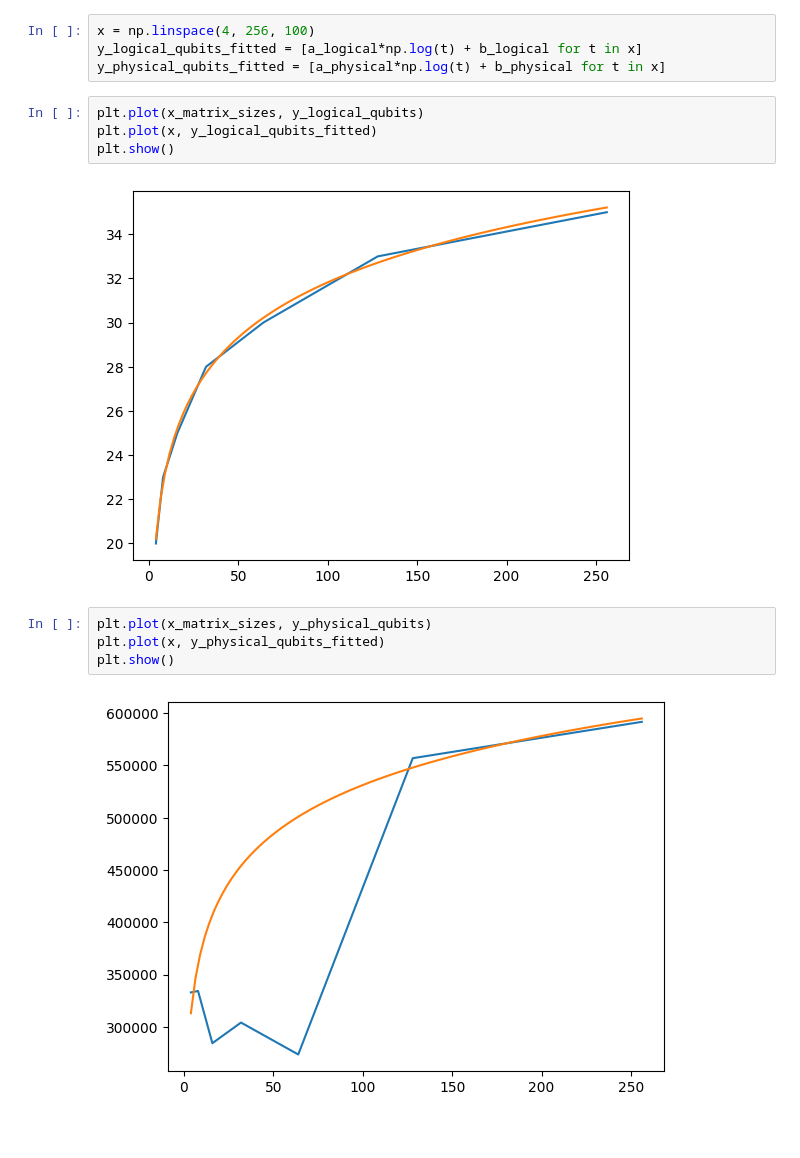
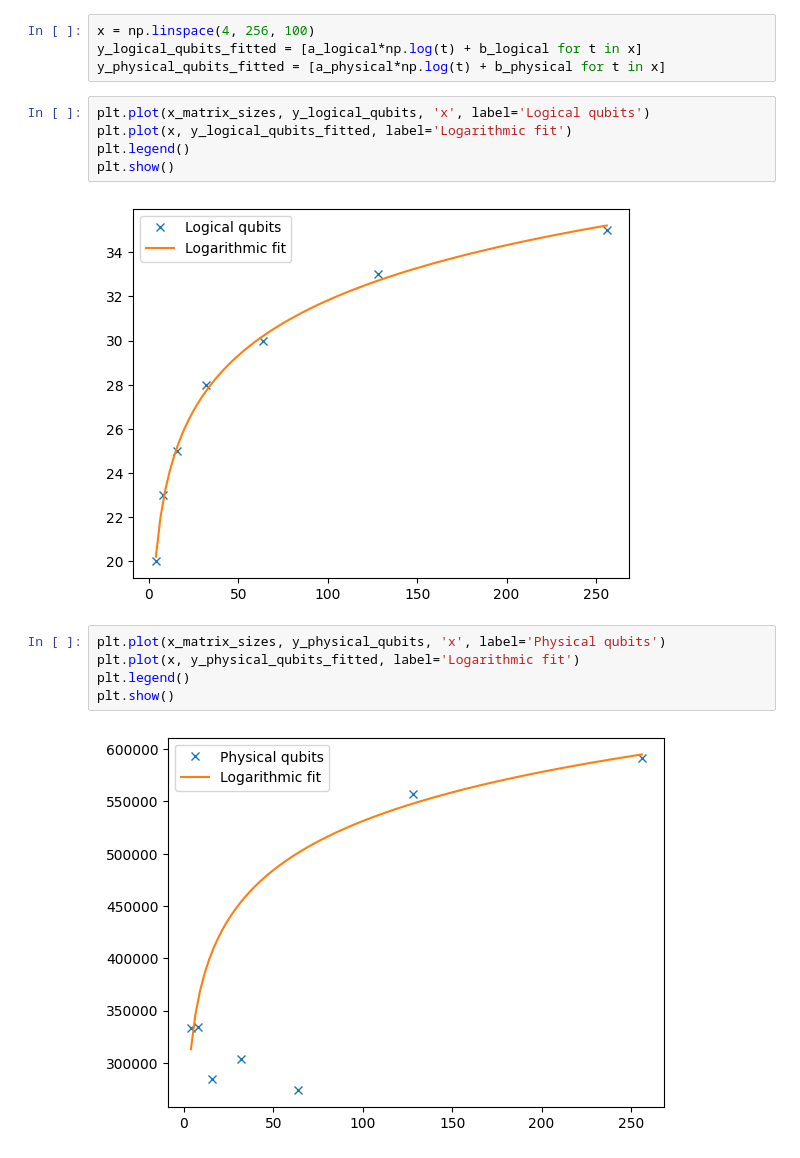
Before and after one commit to Walden-Killick/QCE24-QRE-Challenge, a Jupyter notebook: notebooks/exploration/data_fitting_qubits.ipynb, the cells around one changed output. Drawn from its saved outputs; the diff is of its cells as text.

```diff
--- a/notebooks/exploration/data_fitting_qubits.ipynb
+++ b/notebooks/exploration/data_fitting_qubits.ipynb
@@ -33,15 +35,17 @@ x = np.linspace(4, 256, 100)
 y_logical_qubits_fitted = [a_logical*np.log(t) + b_logical for t in x]
 y_physical_qubits_fitted = [a_physical*np.log(t) + b_physical for t in x]
 # %%
-plt.plot(x_matrix_sizes, y_logical_qubits)
-plt.plot(x, y_logical_qubits_fitted)
+plt.plot(x_matrix_sizes, y_logical_qubits, 'x', label='Logical qubits')
+plt.plot(x, y_logical_qubits_fitted, label='Logarithmic fit')
+plt.legend()
 plt.show()
 # %% [output]
-[figure, old version]
+[figure, new version]
 # %%
-plt.plot(x_matrix_sizes, y_physical_qubits)
-plt.plot(x, y_physical_qubits_fitted)
+plt.plot(x_matrix_sizes, y_physical_qubits, 'x', label='Physical qubits')
+plt.plot(x, y_physical_qubits_fitted, label='Logarithmic fit')
+plt.legend()
 plt.show()
 # %% [output]
-[figure, old version]
+[figure, new version]
 # %%
```
Also changed, not shown: parts of 4 cells of this notebook, 2 other files.
